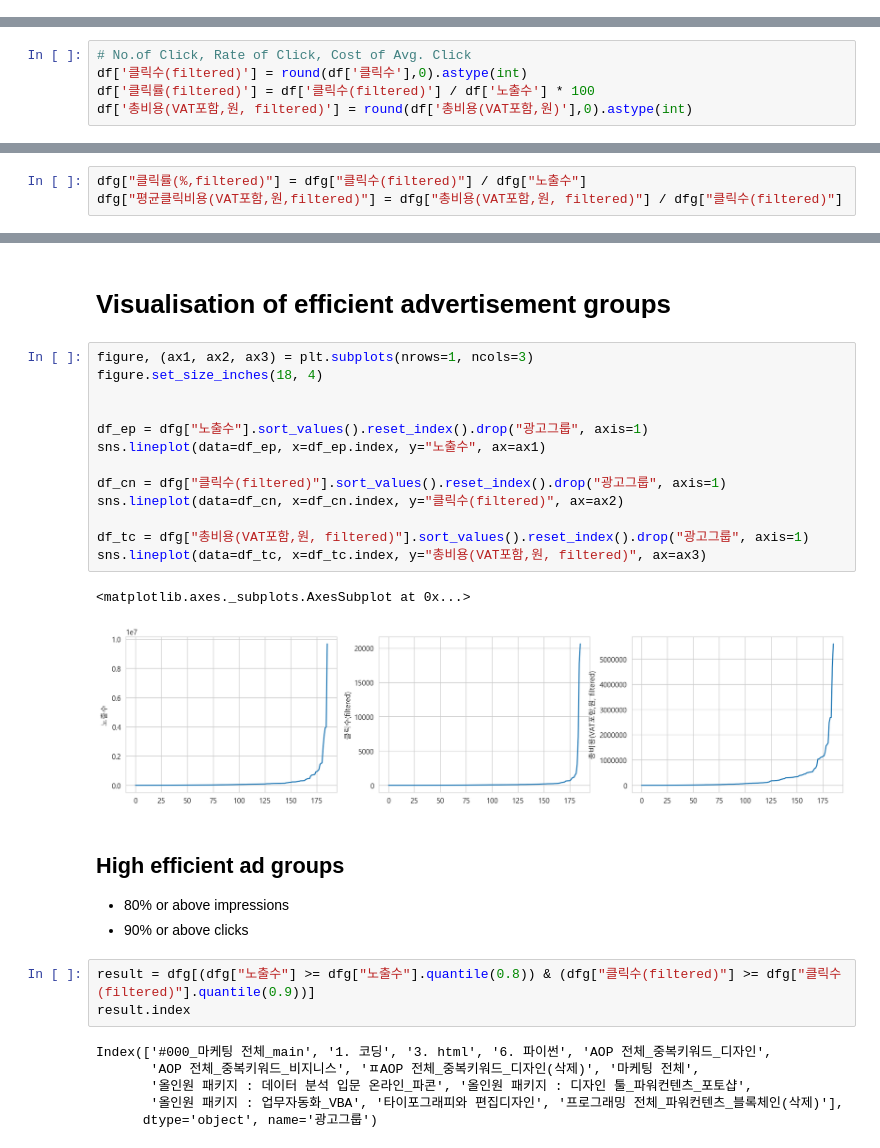
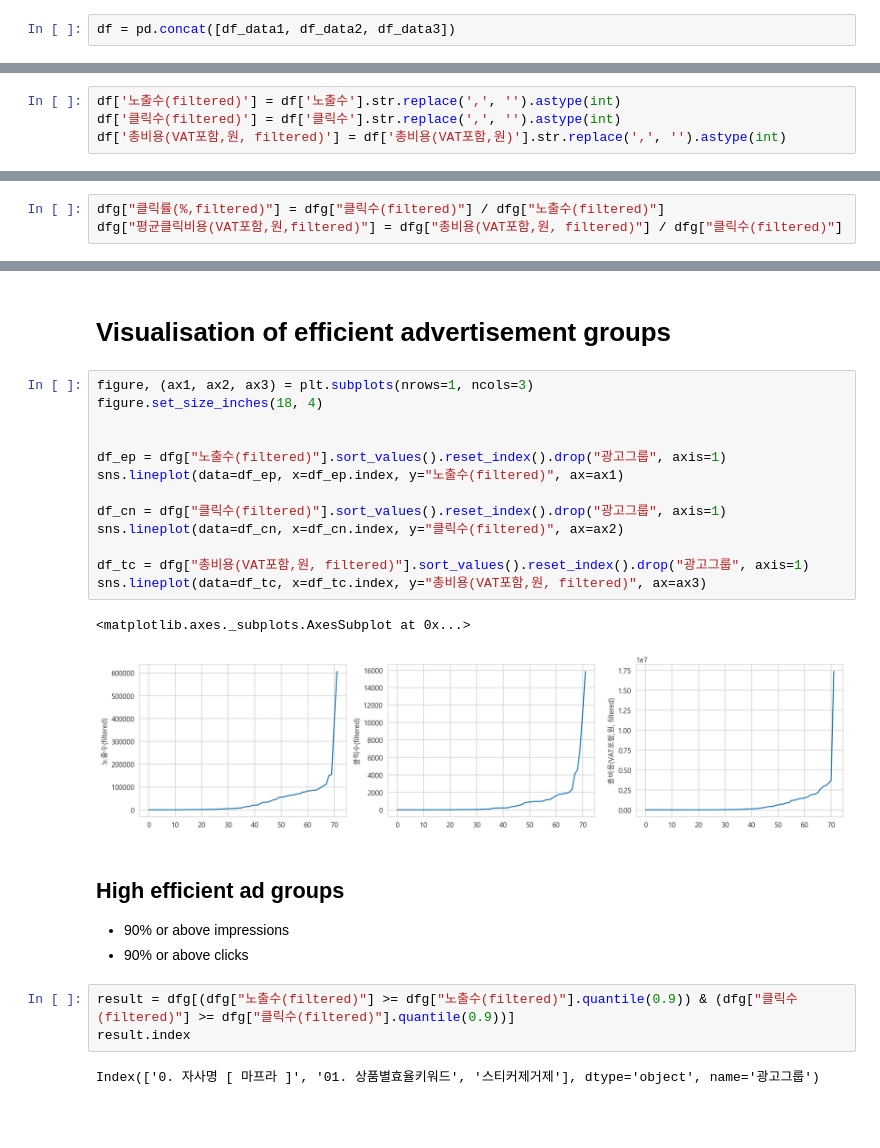
Before and after one commit to vampard/portfolio, a Jupyter notebook: Business Insights from advertisement data/high efficient keywords and ad groups from advertisement data.ipynb, the cells around one changed output, grey strips where cells are left out. Drawn from its saved outputs; the diff is of its cells as text; blank space fills up the shorter version.

```diff
--- a/Business Insights from advertisement data/high efficient keywords and ad groups from advertisement data.ipynb
+++ b/Business Insights from advertisement data/high efficient keywords and ad groups from advertisement data.ipynb
@@ -53,3 +44,5 @@ df.head()
+# %%
+df = pd.concat([df_data1, df_data2, df_data3])
 # %% [markdown]
 # Data preprocessing for advertisement keywords
 # %%
@@ -59,11 +52,6 @@ df.isnull().sum().plot.barh(figsize=(18,10))
 # %% [output]
 <matplotlib.axes._subplots.AxesSubplot at 0x...>
 [figure]
-# %%
-# No.of Click, Rate of Click, Cost of Avg. Click
-df['클릭수(filtered)'] = round(df['클릭수'],0).astype(int)
-df['클릭률(filtered)'] = df['클릭수(filtered)'] / df['노출수'] * 100
-df['총비용(VAT포함,원, filtered)'] = round(df['총비용(VAT포함,원)'],0).astype(int)
 # %%
 df.head()
 # %% [output]
@@ -75,0 +64,4 @@ df.head()
+# %%
+df['노출수(filtered)'] = df['노출수'].str.replace(',', '').astype(int)
+df['클릭수(filtered)'] = df['클릭수'].str.replace(',', '').astype(int)
+df['총비용(VAT포함,원, filtered)'] = df['총비용(VAT포함,원)'].str.replace(',', '').astype(int)
@@ -174,5 +257,5 @@ dfg.head()
 # %%
-dfg["클릭률(%,filtered)"] = dfg["클릭수(filtered)"] / dfg["노출수"]
+dfg["클릭률(%,filtered)"] = dfg["클릭수(filtered)"] / dfg["노출수(filtered)"]
 dfg["평균클릭비용(VAT포함,원,filtered)"] = dfg["총비용(VAT포함,원, filtered)"] / dfg["클릭수(filtered)"]
 # %%
 dfg[dfg["클릭수(filtered)"] == 0]
@@ -202,31 +285,27 @@ dfg.head()
 # %%
 figure, (ax1, ax2, ax3) = plt.subplots(nrows=1, ncols=3)
 figure.set_size_inches(18, 4)
 
 
-df_ep = dfg["노출수"].sort_values().reset_index().drop("광고그룹", axis=1)
-sns.lineplot(data=df_ep, x=df_ep.index, y="노출수", ax=ax1)
+df_ep = dfg["노출수(filtered)"].sort_values().reset_index().drop("광고그룹", axis=1)
+sns.lineplot(data=df_ep, x=df_ep.index, y="노출수(filtered)", ax=ax1)
 
 df_cn = dfg["클릭수(filtered)"].sort_values().reset_index().drop("광고그룹", axis=1)
 sns.lineplot(data=df_cn, x=df_cn.index, y="클릭수(filtered)", ax=ax2)
 
 df_tc = dfg["총비용(VAT포함,원, filtered)"].sort_values().reset_index().drop("광고그룹", axis=1)
 sns.lineplot(data=df_tc, x=df_tc.index, y="총비용(VAT포함,원, filtered)", ax=ax3)
 # %% [output]
 <matplotlib.axes._subplots.AxesSubplot at 0x...>
-[figure, old version]
+[figure, new version]
 # %% [markdown]
 ## High efficient ad groups
-* 80% or above impressions
+* 90% or above impressions
 * 90% or above clicks
 # %%
-result = dfg[(dfg["노출수"] >= dfg["노출수"].quantile(0.8)) & (dfg["클릭수(filtered)"] >= dfg["클릭수(filtered)"].quantile(0.9))]
+result = dfg[(dfg["노출수(filtered)"] >= dfg["노출수(filtered)"].quantile(0.9)) & (dfg["클릭수(filtered)"] >= dfg["클릭수(filtered)"].quantile(0.9))]
 result.index
 # %% [output]
-Index(['#000_마케팅 전체_main', '1. 코딩', '3. html', '6. 파이썬', 'AOP 전체_중복키워드_디자인',
-       'AOP 전체_중복키워드_비지니스', 'ㅍAOP 전체_중복키워드_디자인(삭제)', '마케팅 전체',
-       '올인원 패키지 : 데이터 분석 입문 온라인_파콘', '올인원 패키지 : 디자인 툴_파워컨텐츠_포토샵',
-       '올인원 패키지 : 업무자동화_VBA', '타이포그래피와 편집디자인', '프로그래밍 전체_파워컨텐츠_블록체인(삭제)'],
-      dtype='object', name='광고그룹')
+Index(['0. 자사명 [ 마프라 ]', '01. 상품별효율키워드', '스티커제거제'], dtype='object', name='광고그룹')
 # %% [markdown]
 ## Low efficient ad groups
```
Also changed, not shown: parts of 19 cells of this notebook, 10 other files.
